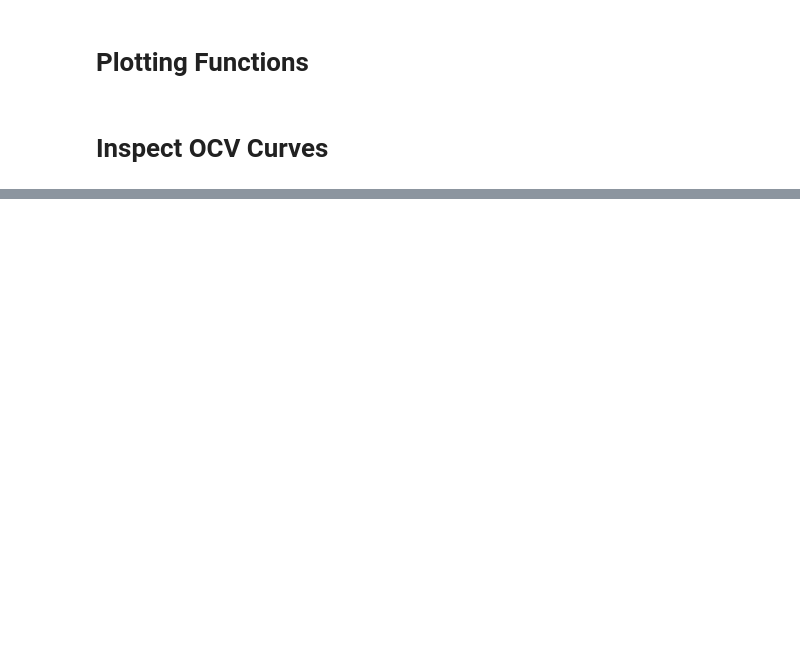
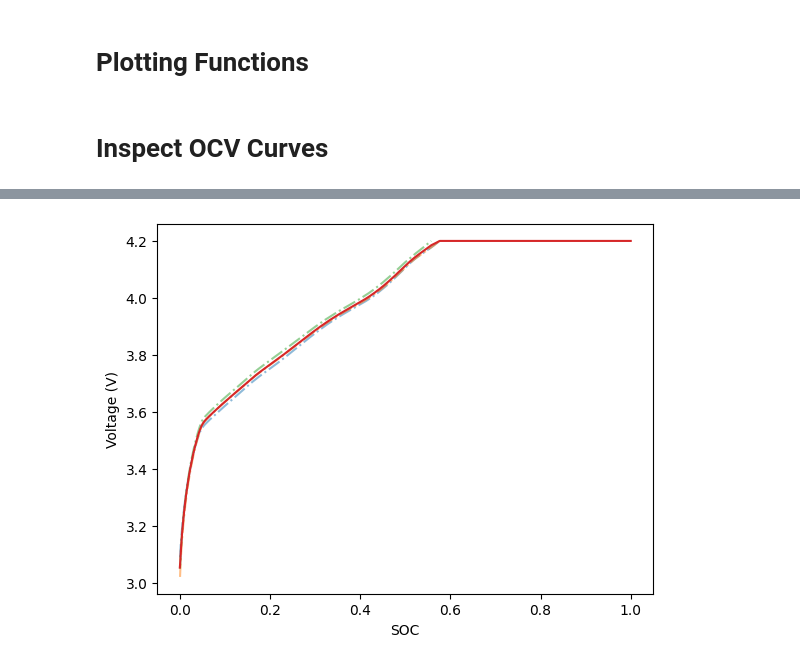
Before and after one commit to seanbuchanan-eng/battery_sizing_model, a Jupyter notebook: data_processing/check_data_requirements.ipynb, the cells around one changed output, grey strips where cells are left out. Drawn from its saved outputs; the diff is of its cells as text; code cells hidden in the pictures; blank space fills up the shorter version.

```diff
--- a/data_processing/check_data_requirements.ipynb
+++ b/data_processing/check_data_requirements.ipynb
@@ -90,6 +116,13 @@ def plot_ocv_array(filtered_steps, feature, nom_cap,save=False):
             if save:
                 plt.savefig(f"C:\\Users\\seanb\\repos\\battery_sizing_model\\Images\\discharge_by_soh{i//4 + 1}.png")
     plt.show()
+
+def plot_avg_ocv(interpolated_x, avg_dict, actual_dict, soh_key, feature):
+    for step in actual_dict[soh_key]:
+        plt.plot(np.array(step[feature]) / 4.0, step["Voltage(V)"], alpha=0.5, linestyle='-.')
+    plt.plot(interpolated_x, avg_dict[soh_key])
+    plt.xlabel("SOC")
+    plt.ylabel("Voltage (V)")
 # %% [markdown]
 # Inspect OCV Curves
 # %%
@@ -116,0 +150,24 @@ plot_ocv_array(step6_filtered,"Charge_Capacity(Ah)",4)
+# %%
+def avg_ocv(actual_ocv: dict, feature: str, nom_cap: float=4):
+    ocv = {}
+    x = np.linspace(0,1,1000)
+    for key, values in actual_ocv.items():
+        interp_list = []
+        for step in values:
+            interp_list.append(
+                np.interp(
+                    x,
+                    np.array(step[feature]) / nom_cap,
+                    step["Voltage(V)"]
+                )
+            )
+        interp_list = np.array(interp_list)
+        ocv[key] = interp_list.mean(axis=0)
+    return ocv
+# %%
+discharge_ocv = avg_ocv(step10_filtered, "Discharge_Capacity(Ah)")
+charge_ocv = avg_ocv(step6_filtered, "Charge_Capacity(Ah)")
+# %%
+plot_avg_ocv(np.linspace(0,1,1000), charge_ocv, step6_filtered, 0.7, "Charge_Capacity(Ah)")
+# %% [output]
+[figure, added]
```
Also changed, not shown: parts of 6 cells of this notebook.
